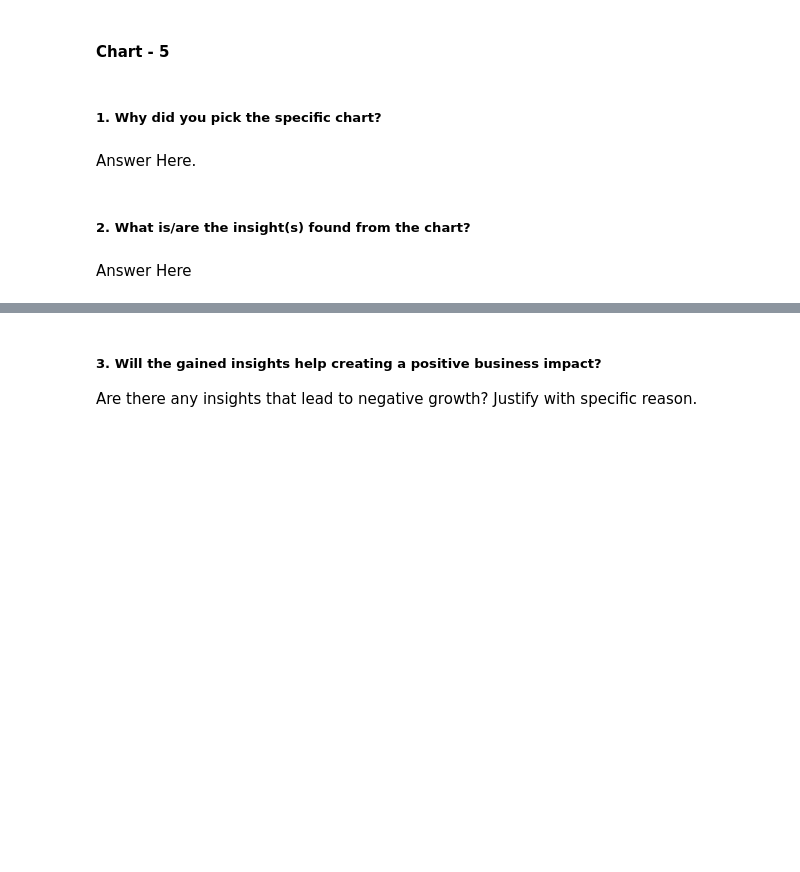
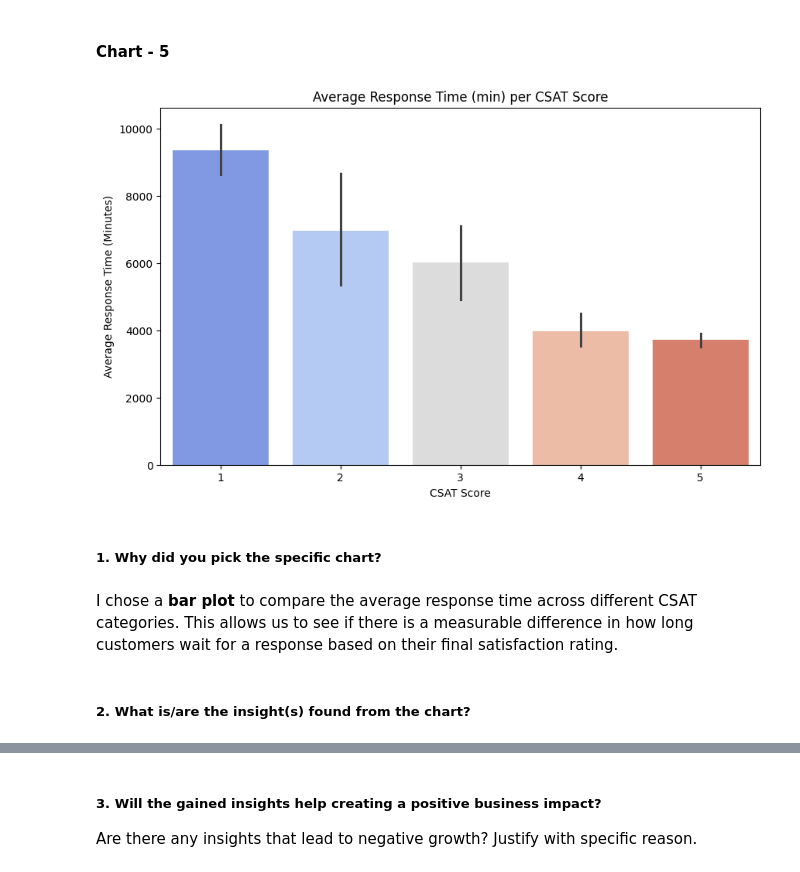
Before and after one commit to amol004/E-Commerce-Customer-Satisfaction-Score-Prediction-Deep-Learning, a Jupyter notebook: E_Commerce_Customer_Satisfaction_Score_Prediction.ipynb, the cells around one changed output, grey strips where cells are left out. Drawn from its saved outputs; the diff is of its cells as text; code cells hidden in the pictures; blank space fills up the shorter version.

```diff
--- a/E_Commerce_Customer_Satisfaction_Score_Prediction.ipynb
+++ b/E_Commerce_Customer_Satisfaction_Score_Prediction.ipynb
@@ -300,0 +299,20 @@ CSAT Scores: [5 4 1 3 2]
+# %%
+import pandas as pd
+
+# Convert timestamp columns to datetime objects
+date_columns = ['Issue_reported at', 'issue_responded', 'Survey_response_Date']
+for col in date_columns:
+    df[col] = pd.to_datetime(df[col], errors='coerce')
+
+# Engineering 'response_time_min'
+# This represents the duration between issue reporting and agent response
+df['response_time_min'] = (df['issue_responded'] - df['Issue_reported at']).dt.total_seconds() / 60
+
+# Displaying summary of wrangling
+print("Data Wrangling Completed:")
+print(f"- Number of rows with valid response times: {df['response_time_min'].notnull().sum()}")
+display(df[['Issue_reported at', 'issue_responded', 'response_time_min']].head())
+
+# Quick check on the distribution of response times
+print("\nResponse Time Statistics (Minutes):")
+display(df['response_time_min'].describe())
@@ -411,8 +451,17 @@ Yes, this helps the business identify if tenure is a driver of satisfaction. If
+# %%
+# Chart - 5: CSAT Score vs. Average Response Time
+# We filter for rows where response_time_min is available
+plt.figure(figsize=(10, 6))
+sns.barplot(x='CSAT Score', y='response_time_min', data=df, palette='coolwarm')
+plt.title('Average Response Time (min) per CSAT Score')
+plt.xlabel('CSAT Score')
+plt.ylabel('Average Response Time (Minutes)')
+plt.show()
+# %% [output]
+[figure, added]
 # %% [markdown]
 ##### 1. Why did you pick the specific chart?
-# %% [markdown]
-Answer Here.
+# %% [markdown]
+I chose a **bar plot** to compare the average response time across different CSAT categories. This allows us to see if there is a measurable difference in how long customers wait for a response based on their final satisfaction rating.
 # %% [markdown]
 ##### 2. What is/are the insight(s) found from the chart?
-# %% [markdown]
-Answer Here
```
Also changed, not shown: parts of 8 cells of this notebook.
